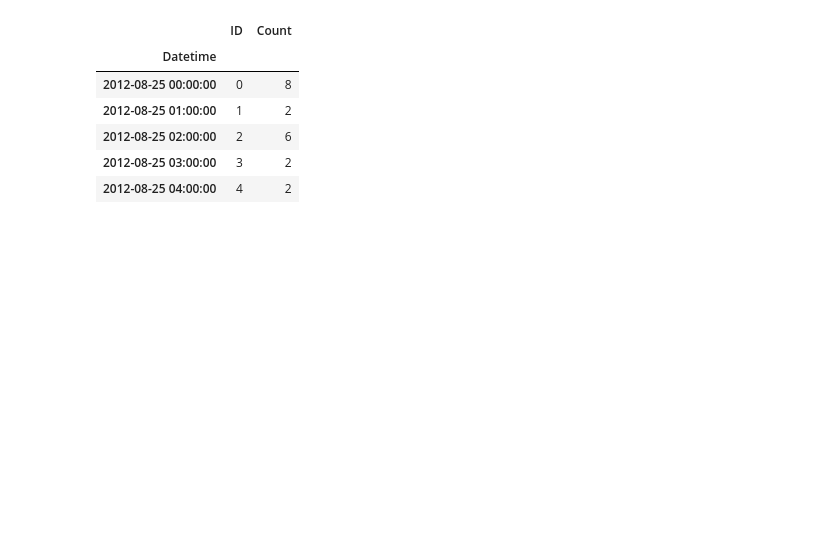
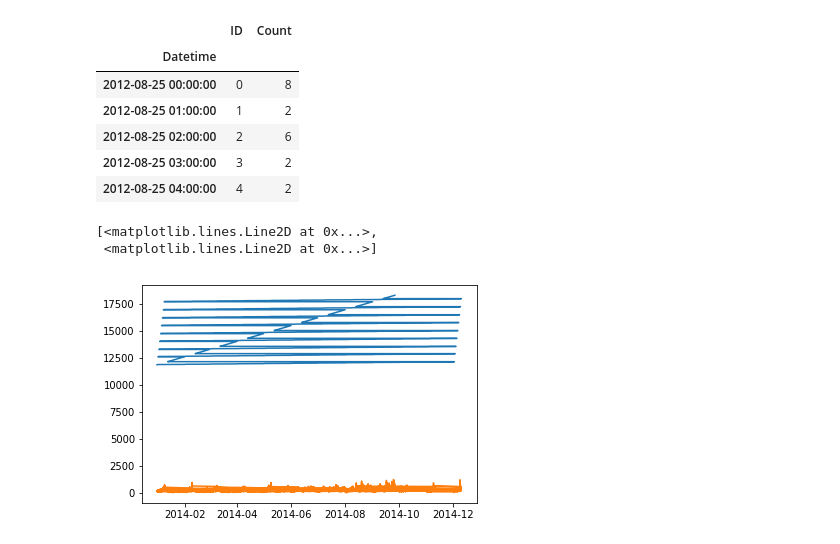
Before and after one commit to kushalnavghare/Time-Series-Analysis, a Jupyter notebook: data_preparation.ipynb, the cells around one changed output. Cells and saved outputs as stored; diff of their text form; code cells hidden in the pictures; blank space fills up the shorter version.

```diff
--- a/data_preparation.ipynb
+++ b/data_preparation.ipynb
@@ -19,0 +18,6 @@ data_cl = data.Count.resample('D').count()
+# %%
+plt.plot(data['2014'], )
+# %% [output]
+[<matplotlib.lines.Line2D at 0x...>,
+ <matplotlib.lines.Line2D at 0x...>]
+[figure, added]
```
Also changed, not shown: parts of 1 cell of this notebook, 1 other file.
